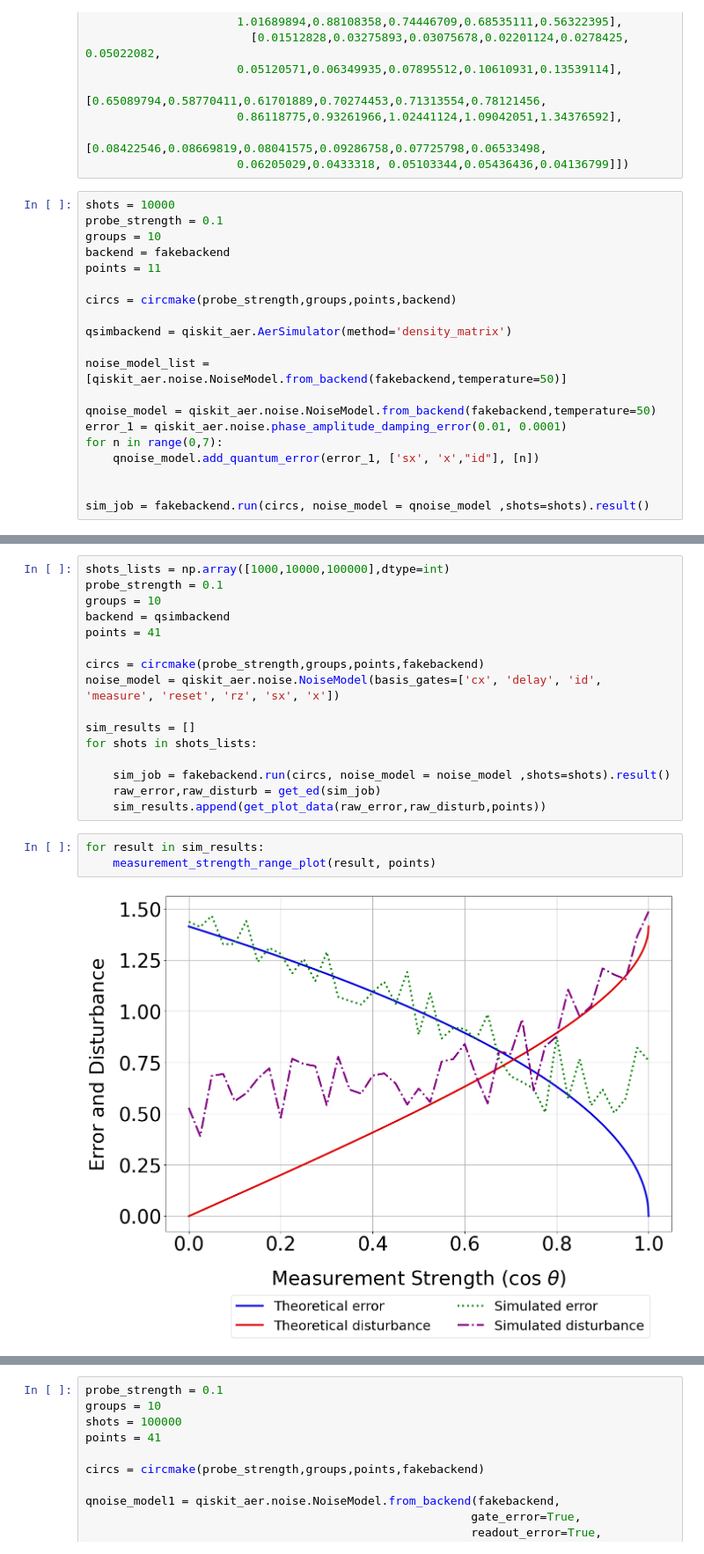
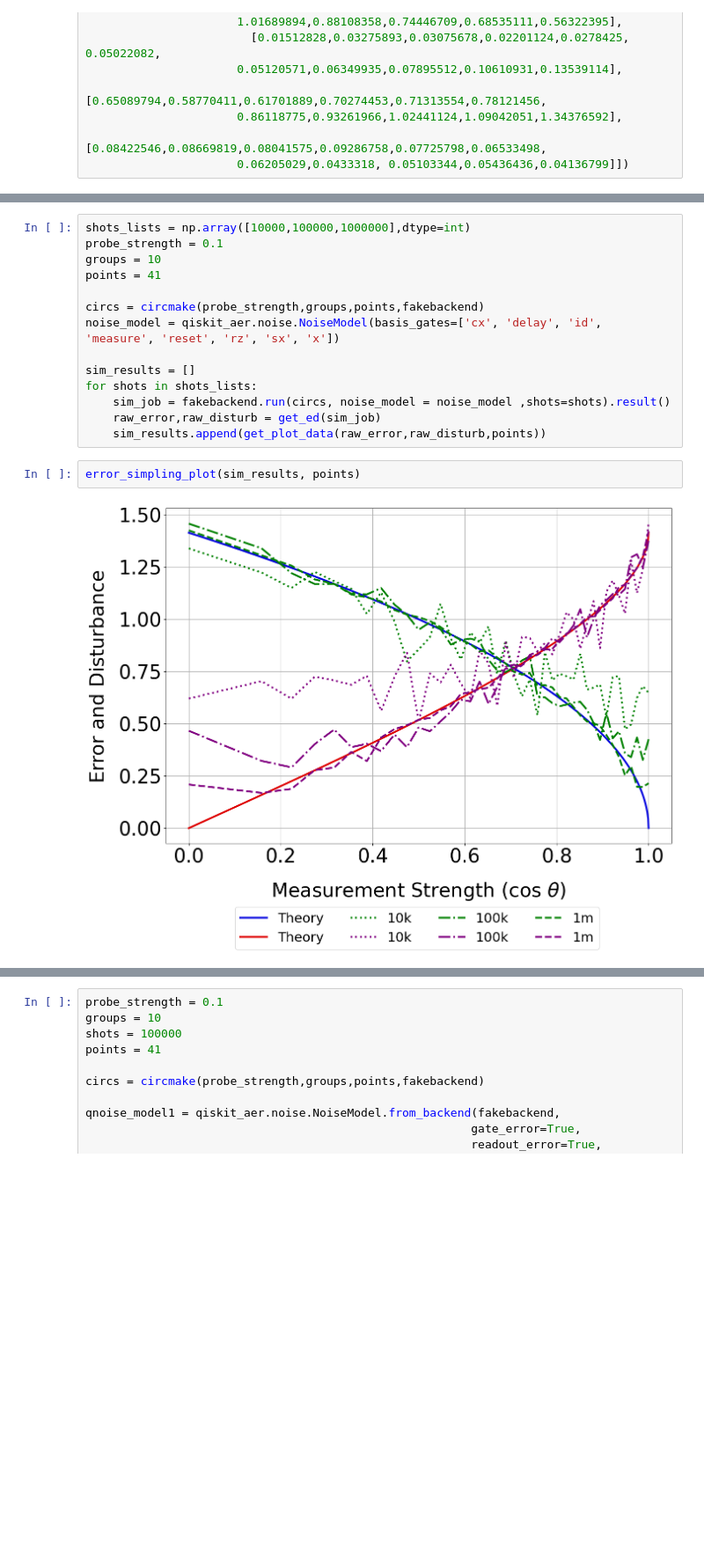
Before and after one commit to Notreal-Chunibyo/Error-disturbance-and-nonlocal-by-IBMQ, a Jupyter notebook: EDR_Circuit_and_Simulation.ipynb, the cells around one changed output, grey strips where cells are left out. Shown at 88% size. Saved outputs shown, nothing was run; the diff lists cells and outputs as text; blank space fills up the shorter version.

```diff
--- a/EDR_Circuit_and_Simulation.ipynb
+++ b/EDR_Circuit_and_Simulation.ipynb
@@ -242,23 +278,3 @@ exp_result = np.array([[1.41552695,1.36435836,1.28781354,1.20447702,1.16895506,1
                       0.86118775,0.93261966,1.02441124,1.09042051,1.34376592],
                         [0.08422546,0.08669819,0.08041575,0.09286758,0.07725798,0.06533498,
                       0.06205029,0.0433318, 0.05103344,0.05436436,0.04136799]])
-# %%
-shots = 10000
-probe_strength = 0.1
-groups = 10
-backend = fakebackend
-points = 11
-
-circs = circmake(probe_strength,groups,points,backend)
-
-qsimbackend = qiskit_aer.AerSimulator(method='density_matrix')
-
-noise_model_list = [qiskit_aer.noise.NoiseModel.from_backend(fakebackend,temperature=50)]
-
-qnoise_model = qiskit_aer.noise.NoiseModel.from_backend(fakebackend,temperature=50)
-error_1 = qiskit_aer.noise.phase_amplitude_damping_error(0.01, 0.0001)
-for n in range(0,7):
-    qnoise_model.add_quantum_error(error_1, ['sx', 'x',"id"], [n])
-
-
-sim_job = fakebackend.run(circs, noise_model = qnoise_model ,shots=shots).result()
@@ -283,8 +281,7 @@ WARNING: quantum error already exists for instruction "id" on qubits (6,) , appe
 # %%
-shots_lists = np.array([1000,10000,100000],dtype=int)
+shots_lists = np.array([10000,100000,1000000],dtype=int)
 probe_strength = 0.1
 groups = 10
-backend = qsimbackend
 points = 41
 
 circs = circmake(probe_strength,groups,points,fakebackend)
@@ -292,12 +289,10 @@ noise_model = qiskit_aer.noise.NoiseModel(basis_gates=['cx', 'delay', 'id', 'mea
 
 sim_results = []
 for shots in shots_lists:
-
     sim_job = fakebackend.run(circs, noise_model = noise_model ,shots=shots).result()
     raw_error,raw_disturb = get_ed(sim_job)
     sim_results.append(get_plot_data(raw_error,raw_disturb,points))
 # %%
-for result in sim_results:
-    measurement_strength_range_plot(result, points)
+error_simpling_plot(sim_results, points)
 # %% [output]
-[figure, old version]
+[figure, new version]
```
Also changed, not shown: parts of 3 cells of this notebook.
